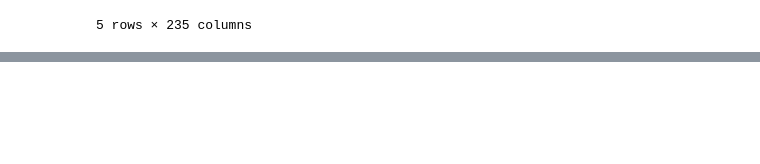
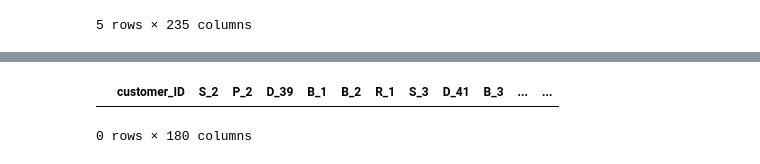
Before and after one commit to itoshiyanazawa/fall2024_ml_credit_risk, a Jupyter notebook: analysis_itoshi.ipynb, the cells around one changed output, grey strips where cells are left out. Drawn from its saved outputs; the diff is of its cells as text; code cells hidden in the pictures; blank space fills up the shorter version.

```diff
--- a/analysis_itoshi.ipynb
+++ b/analysis_itoshi.ipynb
@@ -213,0 +287,7 @@ column_sums
+# %%
+# Check April 2018 data
+april_2018_data = eda_df[(eda_df['S_2'].dt.year == 2018) & (eda_df['S_2'].dt.month == 4)]
+april_2018_data.head()
+# %% [output]
+|  | customer_ID | S_2 | P_2 | D_39 | B_1 | B_2 | R_1 | S_3 | D_41 | B_3 | ... | ... |
+0 rows × 180 columns
```
Also changed, not shown: parts of 9 cells of this notebook.
